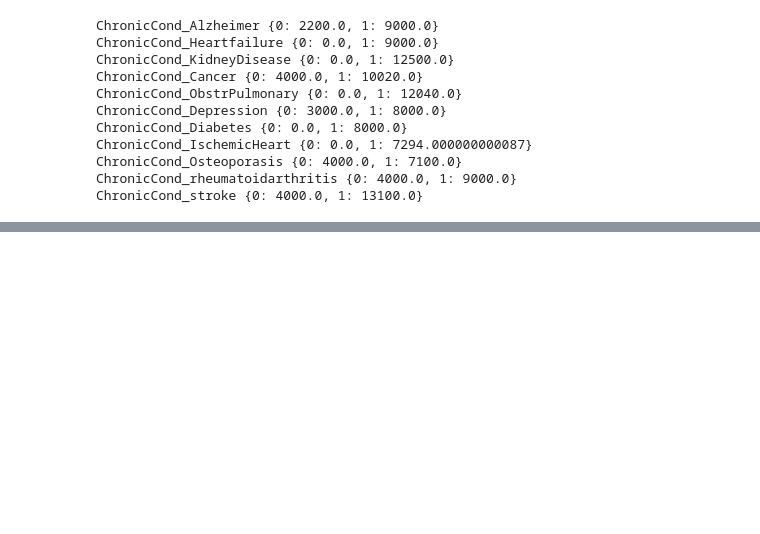
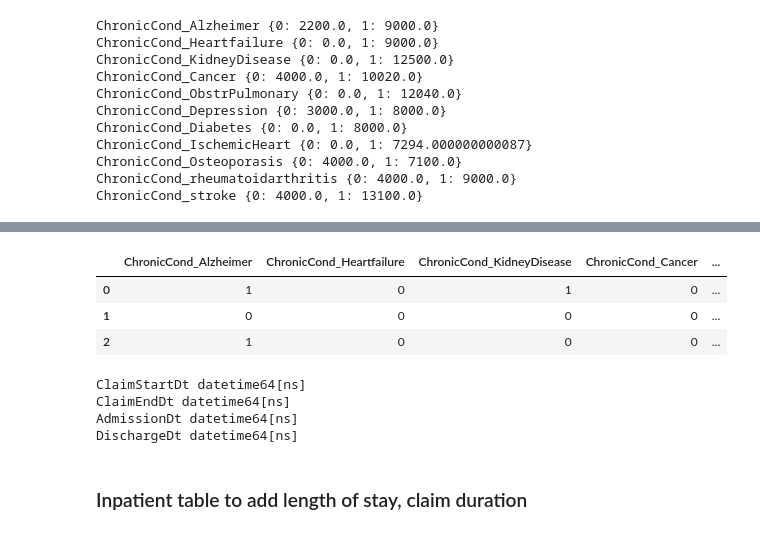
Before and after one commit to sophiaYishan/us_healthcare_claims_analysis, a Jupyter notebook: claim-project.ipynb, the cells around one changed output, grey strips where cells are left out. Cells and saved outputs as stored; diff of their text form; code cells hidden in the pictures; blank space fills up the shorter version.

```diff
--- a/claim-project.ipynb
+++ b/claim-project.ipynb
@@ -239,0 +304,3 @@ ChronicCond_stroke {0: 4000.0, 1: 13100.0}
+# %%
+# compute age from either date of death or the data date depending on if DOD is available
+beneficiary['Age'] = beneficiary.apply(lambda row: (data_date - row['DOB']).days //365.25 if pd.isnull(row['DOD']) else (row['DOD'] - row['DOB']).days // 365.25, axis=1)
@@ -239,0 +321,3 @@ ChronicCond_stroke {0: 4000.0, 1: 13100.0}
+# %%
+chronic_cols = beneficiary.columns[beneficiary.columns.str.startswith('ChronicCond_')]
+chronic_cols
@@ -239,0 +332,3 @@ ChronicCond_stroke {0: 4000.0, 1: 13100.0}
+# %%
+beneficiary['n_chronicCond'] = beneficiary[chronic_cols].sum(axis=1)
+beneficiary['n_chronicCond'].head(3)
@@ -239,0 +340,3 @@ ChronicCond_stroke {0: 4000.0, 1: 13100.0}
+# %%
+all_chronic_cols = beneficiary.columns[beneficiary.columns.str.startswith('ChronicCond_') | beneficiary.columns.str.endswith('_chronicCond')]
+all_chronic_cols
@@ -239,0 +351,19 @@ ChronicCond_stroke {0: 4000.0, 1: 13100.0}
+# %%
+beneficiary[all_chronic_cols].head(3)
+# %% [output]
+|  | ChronicCond_Alzheimer | ChronicCond_Heartfailure | ChronicCond_KidneyDisease | ChronicCond_Cancer | ... |
+| 0 | 1 | 0 | 1 | 0 | ... |
+| 1 | 0 | 0 | 0 | 0 | ... |
+| 2 | 1 | 0 | 0 | 0 | ... |
+# %%
+for col in inpatient.columns:
+    if col.endswith('Dt'):
+        inpatient[col] = pd.to_datetime(inpatient[col])
+        print(col, inpatient[col].dtypes)
+# %% [output]
+ClaimStartDt datetime64[ns]
+ClaimEndDt datetime64[ns]
+AdmissionDt datetime64[ns]
+DischargeDt datetime64[ns]
+# %% [markdown]
+### Inpatient table to add length of stay, claim duration
```
Also changed, not shown: parts of 63 cells of this notebook.
